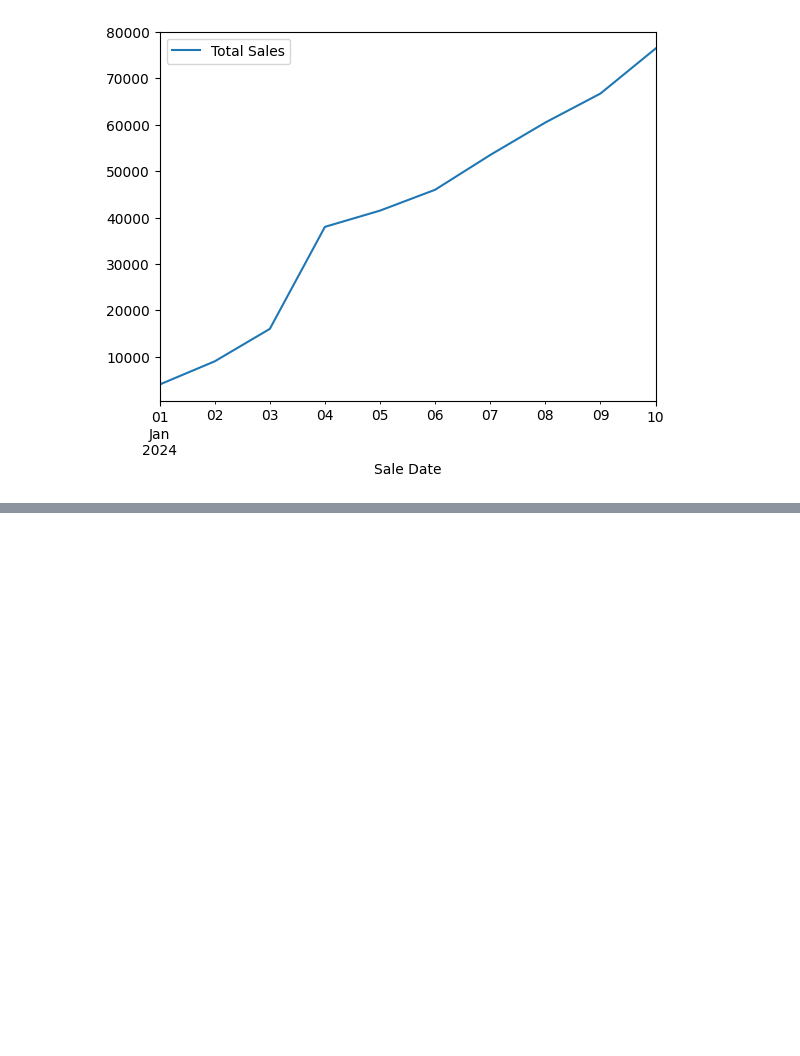
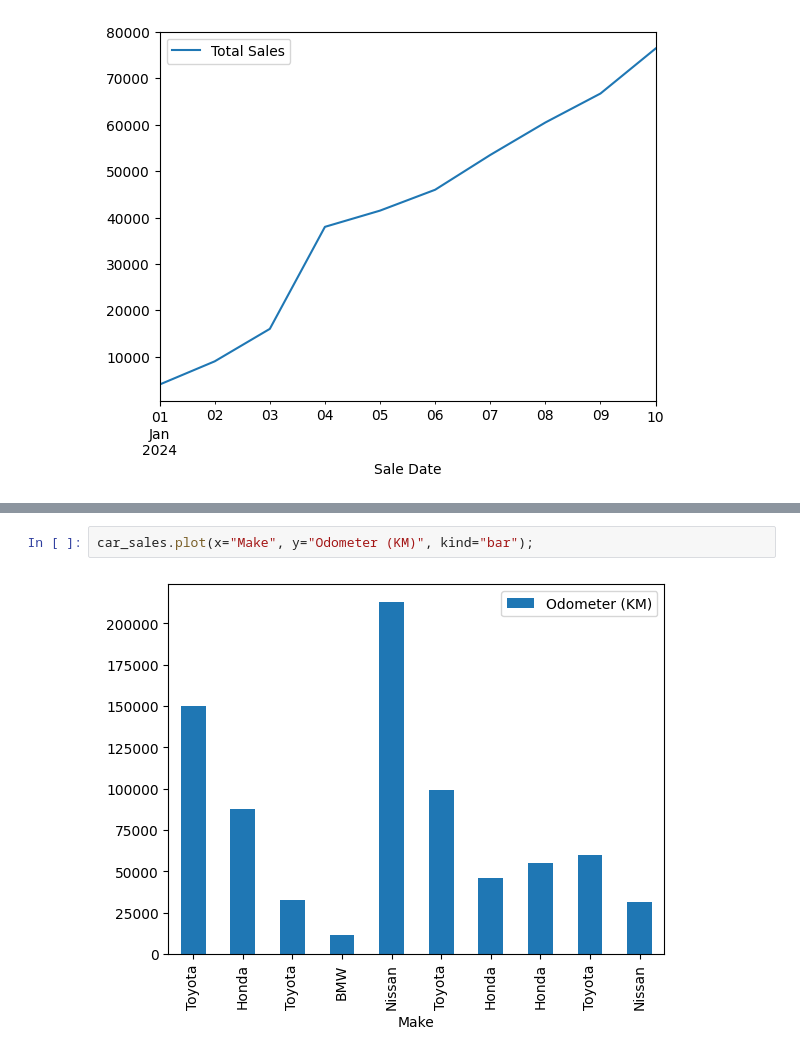
Before and after one commit to souravbhunia07/Machine_Learning, a Jupyter notebook: ml_course/Data Analysis/Matplotlib/matplotlib.ipynb, the cells around one changed output, grey strips where cells are left out. Drawn from its saved outputs; the diff is of its cells as text; blank space fills up the shorter version.

```diff
--- a/ml_course/Data Analysis/Matplotlib/matplotlib.ipynb
+++ b/ml_course/Data Analysis/Matplotlib/matplotlib.ipynb
@@ -230,0 +262,4 @@ car_sales.plot(x="Sale Date", y="Total Sales");
+# %%
+car_sales.plot(x="Make", y="Odometer (KM)", kind="bar");
+# %% [output]
+[figure, added]
```
Also changed, not shown: parts of 34 cells of this notebook, 3 other files.
